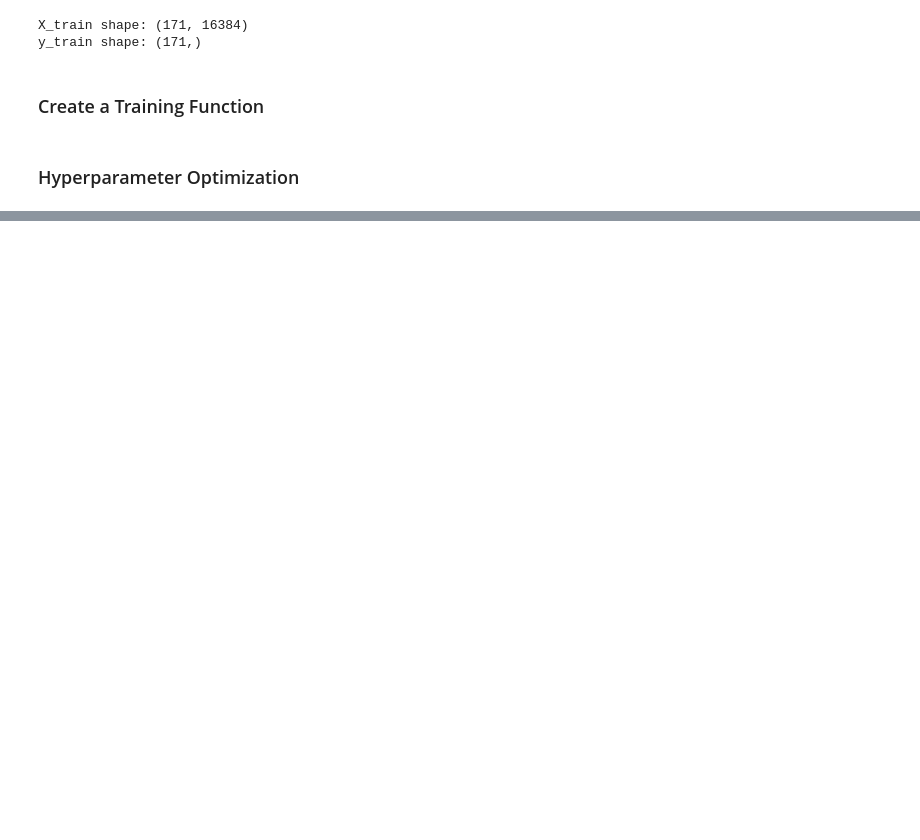
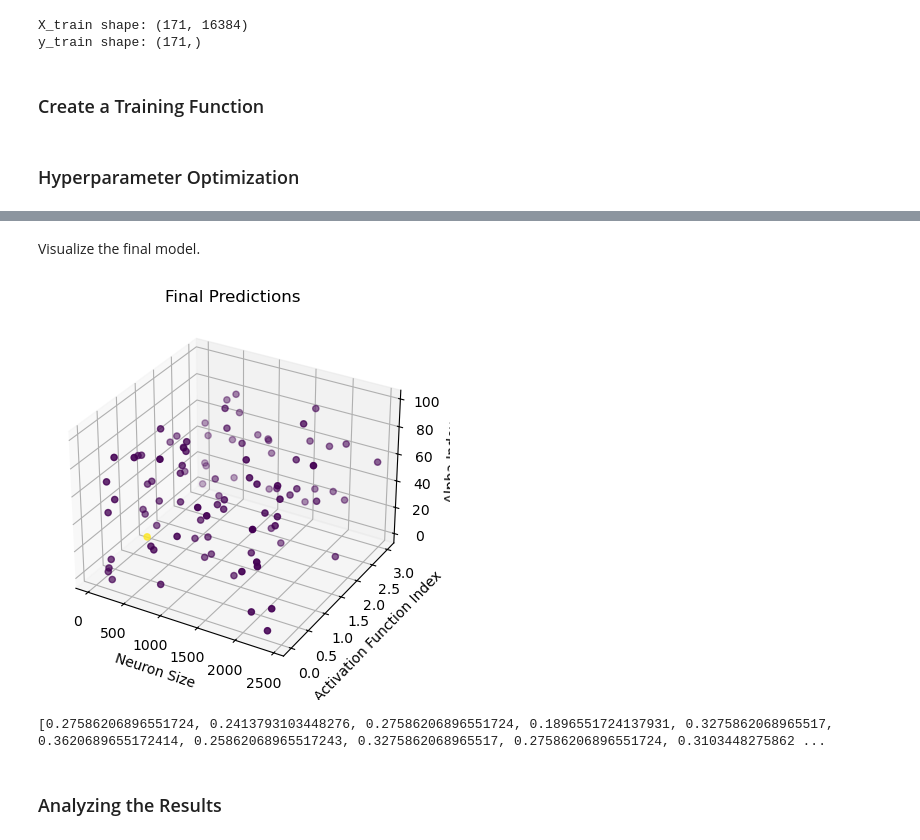
Before and after one commit to asatpathy314/pokemon-mlp, a Jupyter notebook: pokemon.ipynb, the cells around one changed output, grey strips where cells are left out. Saved outputs shown, nothing was run; the diff lists cells and outputs as text; code cells hidden in the pictures; blank space fills up the shorter version.

```diff
--- a/pokemon.ipynb
+++ b/pokemon.ipynb
@@ -361,0 +405,9 @@ print(f"Best Acquisition: {(X[best_ind], y[best_ind])}")
+# %% [markdown]
+Visualize the final model.
+# %%
+visualize_3d("Final Model", pokemon_model_gp)
+# %% [output]
+[figure, added]
+[0.27586206896551724, 0.2413793103448276, 0.27586206896551724, 0.1896551724137931, 0.3275862068965517, 0.3620689655172414, 0.25862068965517243, 0.3275862068965517, 0.27586206896551724, 0.3103448275862 ...
+# %% [markdown]
+### Analyzing the Results
```
Also changed, not shown: parts of 16 cells of this notebook, 3 other files.
